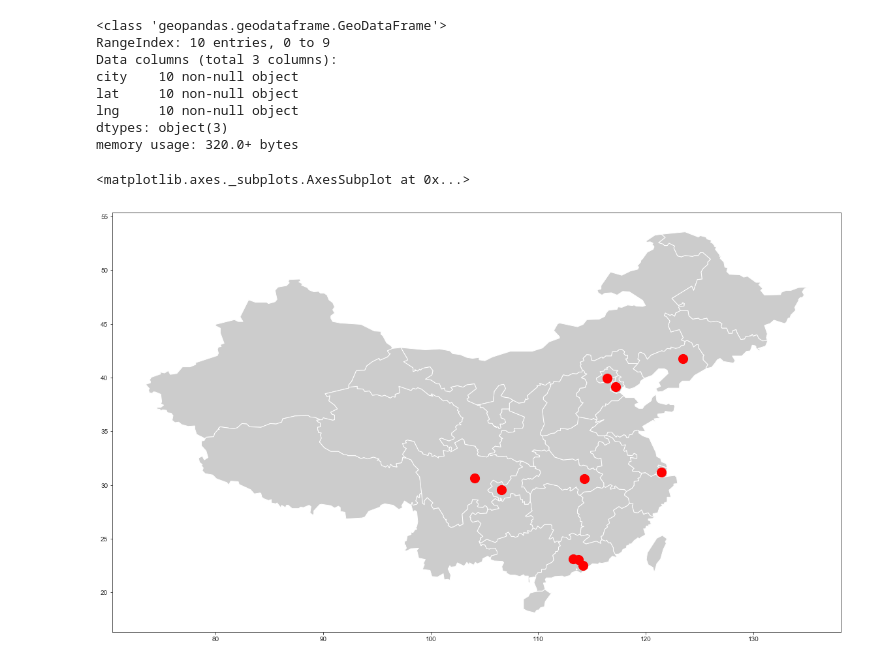
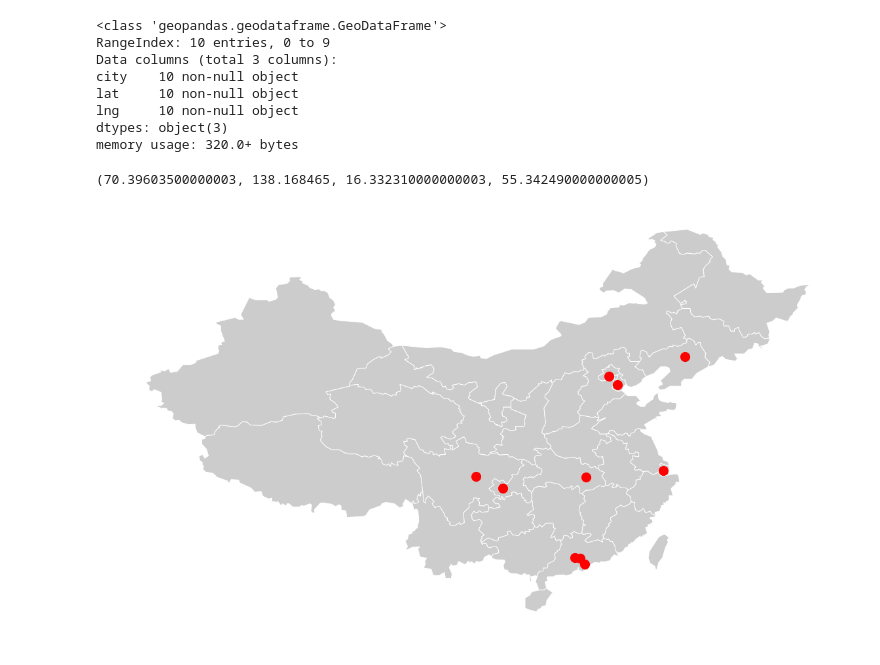
Before and after one commit to simprism/china-population-map, a Jupyter notebook: china-map.ipynb, the cells around one changed output. Drawn from its saved outputs; the diff is of its cells as text; code cells hidden in the pictures.

```diff
--- a/china-map.ipynb
+++ b/china-map.ipynb
@@ -243,6 +243,7 @@ city_position['geometry'] = gpd.points_from_xy(city_position.lng, city_position.
 # %%
 ax = df_places.plot(color='0.8')
 city_position['geometry'].plot(ax=ax, color='red', markersize=200)
+plt.axis('off')
 # %% [output]
-<matplotlib.axes._subplots.AxesSubplot at 0x...>
+(70.39603500000003, 138.168465, 16.332310000000003, 55.342490000000005)
-[figure, old version]
+[figure, new version]
```
